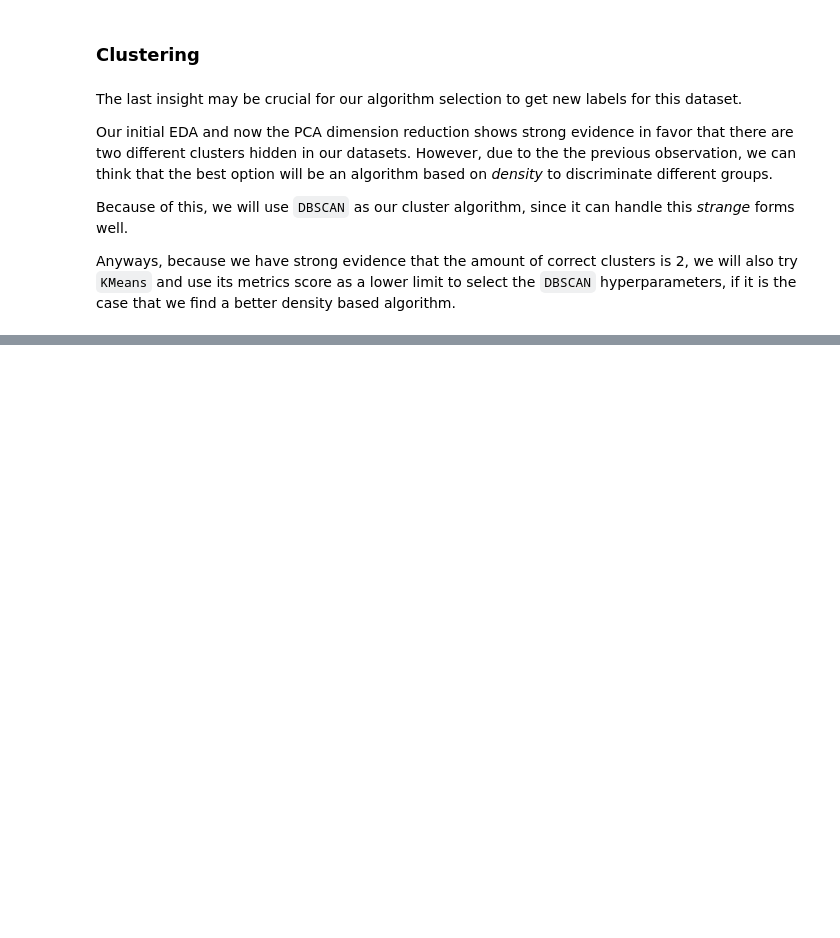
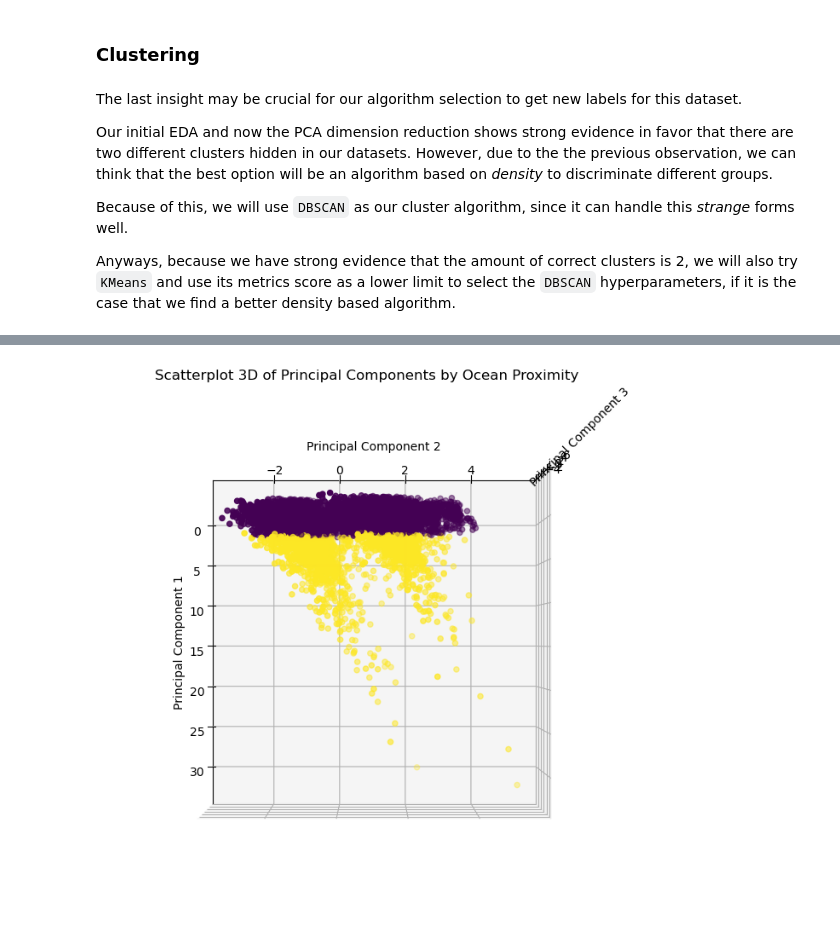
Before and after one commit to martincalsina/House-Price-Prediciton, a Jupyter notebook: House-Price-Prediction.ipynb, the cells around one changed output, grey strips where cells are left out. Cells and saved outputs as stored; diff of their text form; code cells hidden in the pictures; blank space fills up the shorter version.

```diff
--- a/House-Price-Prediction.ipynb
+++ b/House-Price-Prediction.ipynb
@@ -335,0 +378,3 @@ Anyways, because we have strong evidence that the amount of correct clusters is
+# %%
+kmeans = KMeans(n_clusters=2, random_state=42)
+kmeans_clusters = kmeans.fit_predict(numerical_data_pca)
@@ -335,0 +388,22 @@ Anyways, because we have strong evidence that the amount of correct clusters is
+# %%
+fig = plt.figure(figsize=(10, 8))
+ax = fig.add_subplot(111, projection='3d')
+
+scatter = ax.scatter(
+    numerical_data_pca[:, 0],
+    numerical_data_pca[:, 1],
+    numerical_data_pca[:, 2],
+    c=kmeans_clusters
+)
+
+ax.view_init(elev=90, azim=0)
+
+
+ax.set_xlabel('Principal Component 1')
+ax.set_ylabel('Principal Component 2')
+ax.set_zlabel('Principal Component 3')
+
+plt.title('Scatterplot 3D of Principal Components by Ocean Proximity')
+plt.show()
+# %% [output]
+[figure, added]
```
Also changed, not shown: parts of 28 cells of this notebook.
